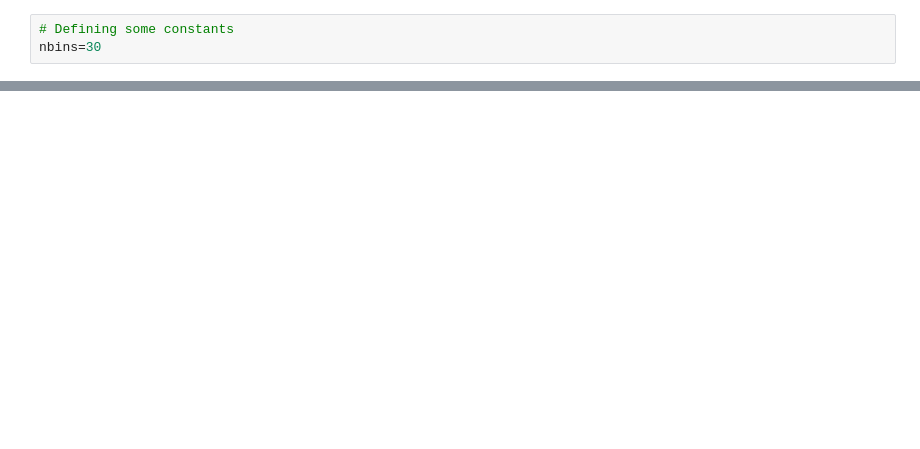
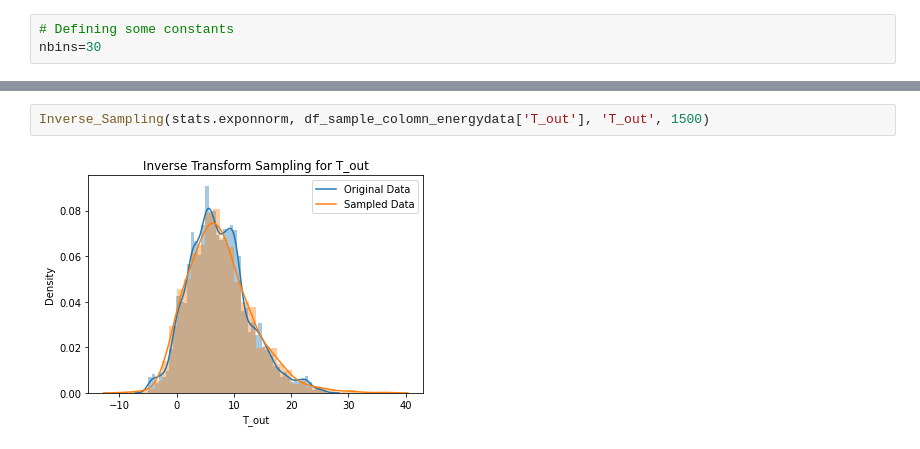
Before and after one commit to Nemat-Allah-Aloush/Multivariate_Data_Analysis, a Jupyter notebook: lab_03.ipynb, the cells around one changed output, grey strips where cells are left out. Drawn from its saved outputs; the diff is of its cells as text; blank space fills up the shorter version.

```diff
--- a/lab_03.ipynb
+++ b/lab_03.ipynb
@@ -34,0 +67,4 @@ df_sample_colomn_energydata = pd.DataFrame(sample_energydata)
+# %%
+Inverse_Sampling(stats.exponnorm, df_sample_colomn_energydata['T_out'], 'T_out', 1500)
+# %% [output]
+[figure, added]
```
Also changed, not shown: parts of 23 cells of this notebook.
